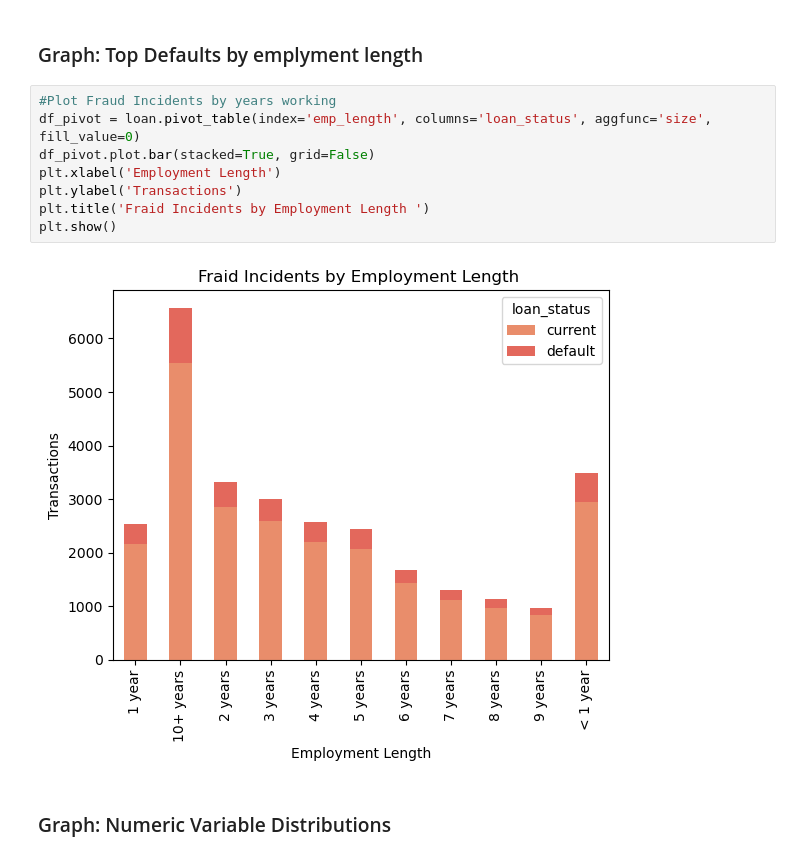
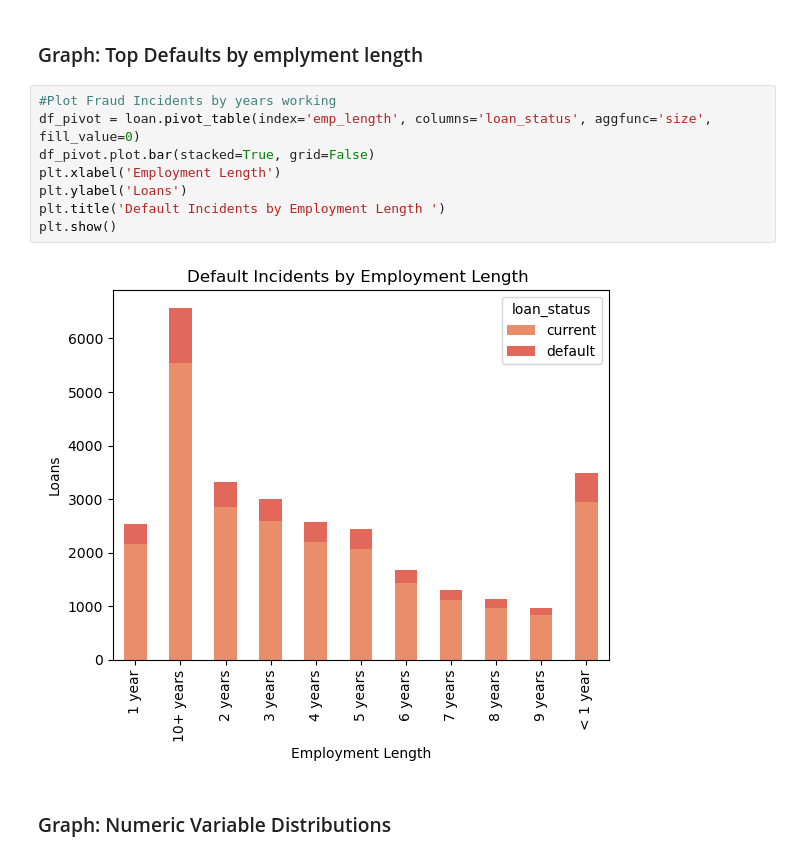
Before and after one commit to MikeVej/ML_LoanDefaults, a Jupyter notebook: LoanDefaults_MichaelVejsiri.ipynb, the cells around one changed output. Drawn from its saved outputs; the diff is of its cells as text.

```diff
--- a/LoanDefaults_MichaelVejsiri.ipynb
+++ b/LoanDefaults_MichaelVejsiri.ipynb
@@ -152,13 +152,13 @@ plt.show()
 # %%
 #Plot Fraud Incidents by years working
 df_pivot = loan.pivot_table(index='emp_length', columns='loan_status', aggfunc='size', fill_value=0)
 df_pivot.plot.bar(stacked=True, grid=False)
 plt.xlabel('Employment Length')
-plt.ylabel('Transactions')
-plt.title('Fraid Incidents by Employment Length ')
+plt.ylabel('Loans')
+plt.title('Default Incidents by Employment Length ')
 plt.show()
 # %% [output]
-[figure, old version]
+[figure, new version]
 # %% [markdown]
 ### Graph: Numeric Variable Distributions
 # %%
```
Also changed, not shown: parts of 7 cells of this notebook.
